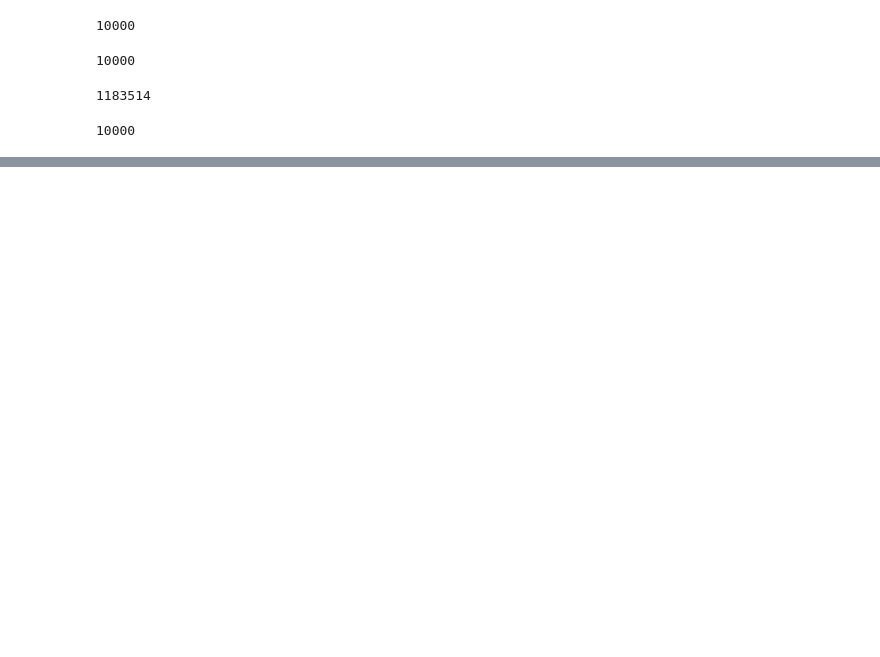
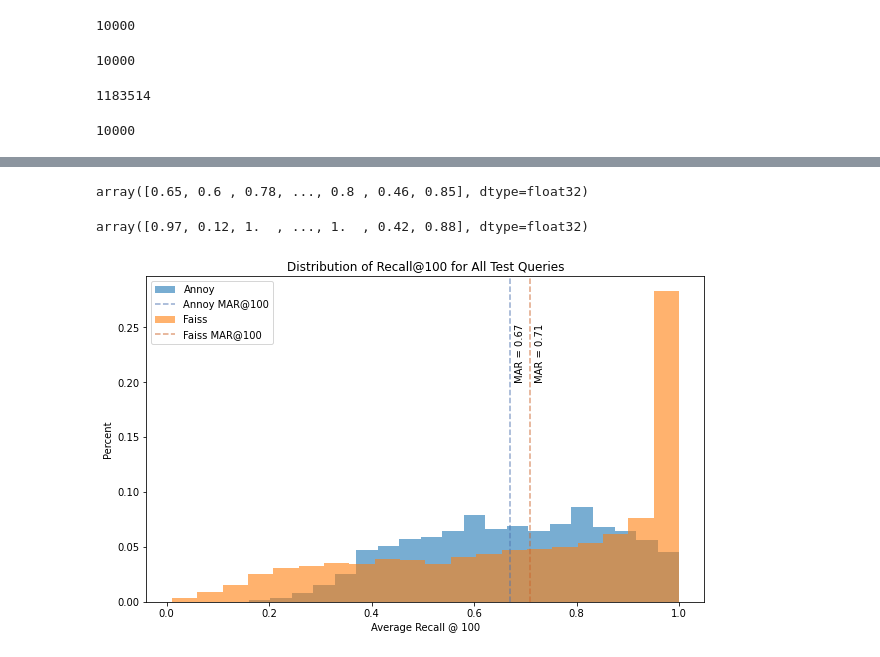
Before and after one commit to joypauls/annoy-evaluation, a Jupyter notebook: notebooks/scratch.ipynb, the cells around one changed output, grey strips where cells are left out. Drawn from its saved outputs; the diff is of its cells as text; code cells hidden in the pictures; blank space fills up the shorter version.

```diff
--- a/notebooks/scratch.ipynb
+++ b/notebooks/scratch.ipynb
@@ -12,7 +25,7 @@ os.getcwd()
 # %%
 fp = "../data/raw/glove-25-angular.hdf5"
 
-hdf5_f = h5py.File(fp, "r")
+glove25 = h5py.File(fp, "r")
 # %%
 # neighbors: indices of bruteforce nearest neighbors
 # distances: corresponding distance calculated
@@ -103,0 +206,9 @@ print(u.get_nns_by_item(0, 10)) # will find the 10 nearest neighbors
+# %%
+glove25_train_np = np.zeros(glove25["train"].shape, dtype="float32")
+glove25["train"].read_direct(glove25_train_np)
+
+glove25_test_np = np.zeros(glove25["test"].shape, dtype="float32")
+glove25["test"].read_direct(glove25_test_np)
+
+print(glove25_train_np.shape)
+print(glove25_test_np.shape)
@@ -103,0 +347,10 @@ print(u.get_nns_by_item(0, 10)) # will find the 10 nearest neighbors
+# %%
+%%time
+# faiss can batch!
+# must use normalized
+_, faiss_estimated = faiss_index.search(glove25_test_np_norm, k)
+# faiss
+faiss_recall = np.zeros((glove25_test_np.shape[0],), dtype=np.float32)
+for i, x in enumerate(faiss_estimated):
+  truth = glove25["neighbors"][i, 0:k]
+  faiss_recall[i] = average_recall(truth, x, k)
@@ -103,0 +360,34 @@ print(u.get_nns_by_item(0, 10)) # will find the 10 nearest neighbors
+# %%
+annoy_recall
+# %% [output]
+array([0.65, 0.6 , 0.78, ..., 0.8 , 0.46, 0.85], dtype=float32)
+# %%
+faiss_recall
+# %% [output]
+array([0.97, 0.12, 1.  , ..., 1.  , 0.42, 0.88], dtype=float32)
+# %%
+annoy_mean = np.mean(annoy_recall)
+annoy_plot_weights = np.ones(len(annoy_recall)) / len(annoy_recall)
+faiss_mean = np.mean(faiss_recall)
+faiss_plot_weights = np.ones(len(faiss_recall)) / len(faiss_recall)
+
+
+n1, _, _ = plt.hist(annoy_recall, weights=annoy_plot_weights, bins=20, alpha=0.6, label="Annoy")
+plt.axvline(annoy_mean, color="#4c72b0", alpha=0.6, ls="--", label="Annoy MAR@100")
+
+n2, _, _ = plt.hist(faiss_recall, weights=faiss_plot_weights, bins=20, alpha=0.6, label="Faiss")
+plt.axvline(faiss_mean, color="#cc642a", alpha=0.6, ls="--", label="Faiss MAR@100")
+
+plot_height = max(np.max(n1), np.max(n2))  # in y-axis units
+plt.text(annoy_mean + 0.01, plot_height*0.8, "MAR = {:.2f}".format(annoy_mean), rotation=90, verticalalignment="center")
+plt.text(faiss_mean + 0.01, plot_height*0.8, "MAR = {:.2f}".format(faiss_mean), rotation=90, verticalalignment="center")
+
+plt.legend()
+plt.title("Distribution of Recall@100 for All Test Queries")
+plt.xlabel("Average Recall @ 100")
+plt.ylabel("Percent")
+
+plt.savefig("output.png")
+plt.show()
+# %% [output]
+[figure, added]
```
Also changed, not shown: parts of 38 cells of this notebook, 9 other files.
